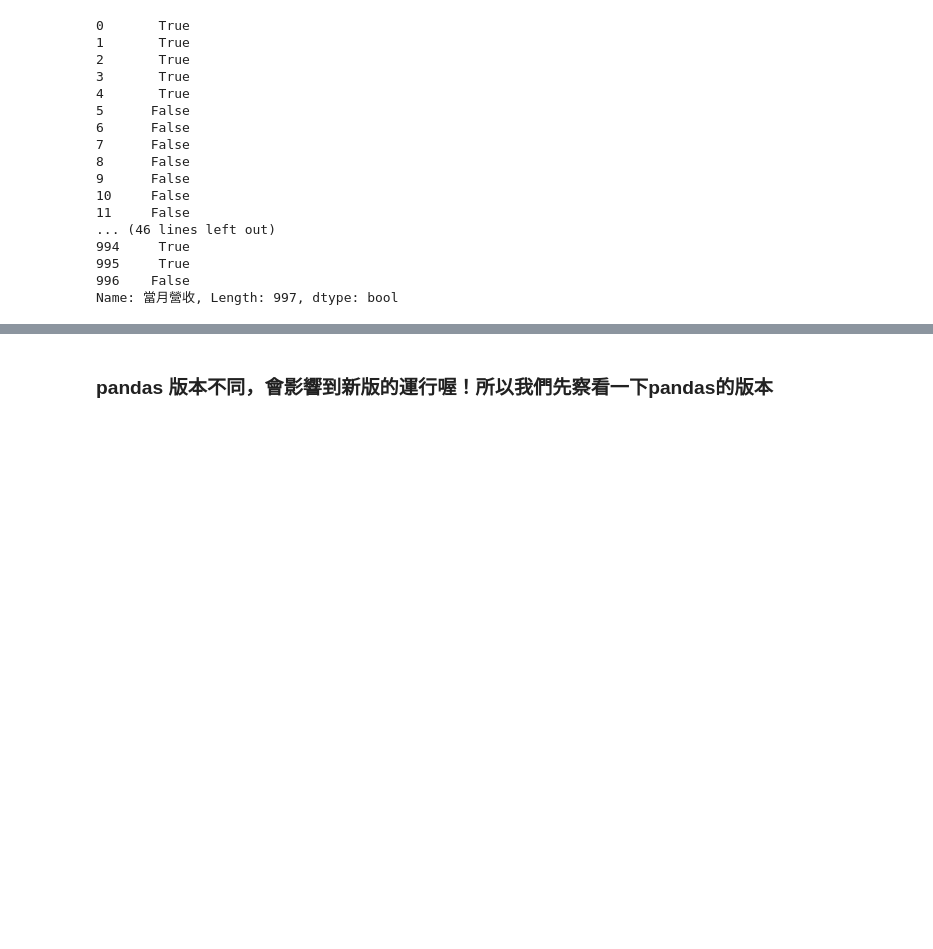
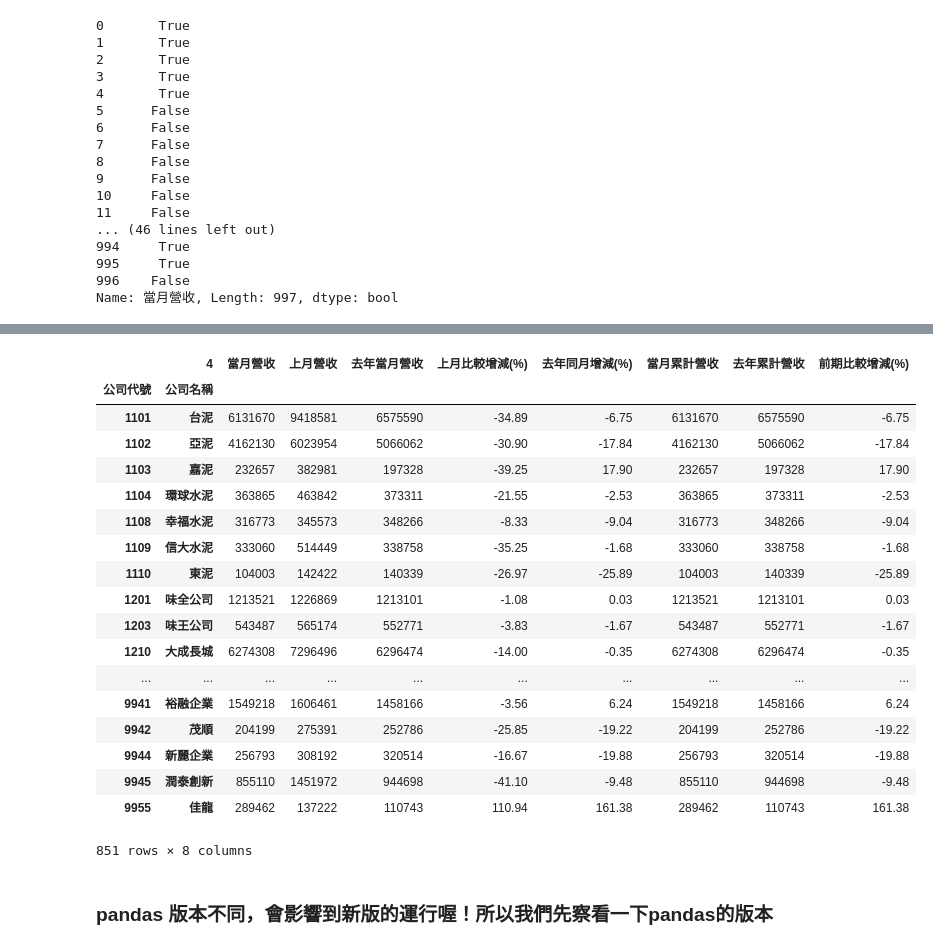
Before and after one commit to steven780122/keep-making-money-first, a Jupyter notebook: course8.ipynb, the cells around one changed output, grey strips where cells are left out. Saved outputs shown, nothing was run; the diff lists cells and outputs as text; code cells hidden in the pictures; blank space fills up the shorter version.

```diff
--- a/course8.ipynb
+++ b/course8.ipynb
@@ -153,5 +153,6 @@ pd.to_numeric(df['當月營收'], errors='coerce').isnull()
 Name: 當月營收, Length: 997, dtype: bool
 # %%
 # 選取出來 (選出當月營收可以成功轉成數字的row):
-# 轉成True, False
-df.loc[~pd.to_numeric(df['當月營收'], errors='coerce').isnull()]
+# 轉成True, False, 再loc出false (zo )
+df = df.loc[~pd.to_numeric(df['當月營收'], errors='coerce').isnull()]
+# 但是會發現公司代號 裡面有"合計"，這也是我們不用的
@@ -177,3 +159,30 @@ df.loc[~pd.to_numeric(df['當月營收'], errors='coerce').isnull()]
+# %%
+# 所以也來砍掉 公司名稱為合計的
+# df.loc[(df['公司代號'] == '合計')]  #可以看到還不少!。
+df = df.loc[~(df['公司代號'] == '合計')]
+df = df.set_index(['公司代號', '公司名稱'])
+df = df.apply(pd.to_numeric)     # 所有數字皆轉成數字
+df
+# %% [output]
+|  | 4 | 當月營收 | 上月營收 | 去年當月營收 | 上月比較增減(%) | 去年同月增減(%) | 當月累計營收 | 去年累計營收 | 前期比較增減(%) |
+| 公司代號 | 公司名稱 |  |  |  |  |  |  |  |  |
+| 1101 | 台泥 | 6131670 | 9418581 | 6575590 | -34.89 | -6.75 | 6131670 | 6575590 | -6.75 |
+| 1102 | 亞泥 | 4162130 | 6023954 | 5066062 | -30.90 | -17.84 | 4162130 | 5066062 | -17.84 |
+| 1103 | 嘉泥 | 232657 | 382981 | 197328 | -39.25 | 17.90 | 232657 | 197328 | 17.90 |
+| 1104 | 環球水泥 | 363865 | 463842 | 373311 | -21.55 | -2.53 | 363865 | 373311 | -2.53 |
+| 1108 | 幸福水泥 | 316773 | 345573 | 348266 | -8.33 | -9.04 | 316773 | 348266 | -9.04 |
+| 1109 | 信大水泥 | 333060 | 514449 | 338758 | -35.25 | -1.68 | 333060 | 338758 | -1.68 |
+| 1110 | 東泥 | 104003 | 142422 | 140339 | -26.97 | -25.89 | 104003 | 140339 | -25.89 |
+| 1201 | 味全公司 | 1213521 | 1226869 | 1213101 | -1.08 | 0.03 | 1213521 | 1213101 | 0.03 |
+| 1203 | 味王公司 | 543487 | 565174 | 552771 | -3.83 | -1.67 | 543487 | 552771 | -1.67 |
+| 1210 | 大成長城 | 6274308 | 7296496 | 6296474 | -14.00 | -0.35 | 6274308 | 6296474 | -0.35 |
+| ... | ... | ... | ... | ... | ... | ... | ... | ... | ... |
+| 9941 | 裕融企業 | 1549218 | 1606461 | 1458166 | -3.56 | 6.24 | 1549218 | 1458166 | 6.24 |
+| 9942 | 茂順 | 204199 | 275391 | 252786 | -25.85 | -19.22 | 204199 | 252786 | -19.22 |
+| 9944 | 新麗企業 | 256793 | 308192 | 320514 | -16.67 | -19.88 | 256793 | 320514 | -19.88 |
+| 9945 | 潤泰創新 | 855110 | 1451972 | 944698 | -41.10 | -9.48 | 855110 | 944698 | -9.48 |
+| 9955 | 佳龍 | 289462 | 137222 | 110743 | 110.94 | 161.38 | 289462 | 110743 | 161.38 |
+851 rows × 8 columns
 # %% [markdown]
 ### pandas 版本不同，會影響到新版的運行喔！所以我們先察看一下pandas的版本
 # %%
```
Also changed, not shown: parts of 6 cells of this notebook, 2 other files.
